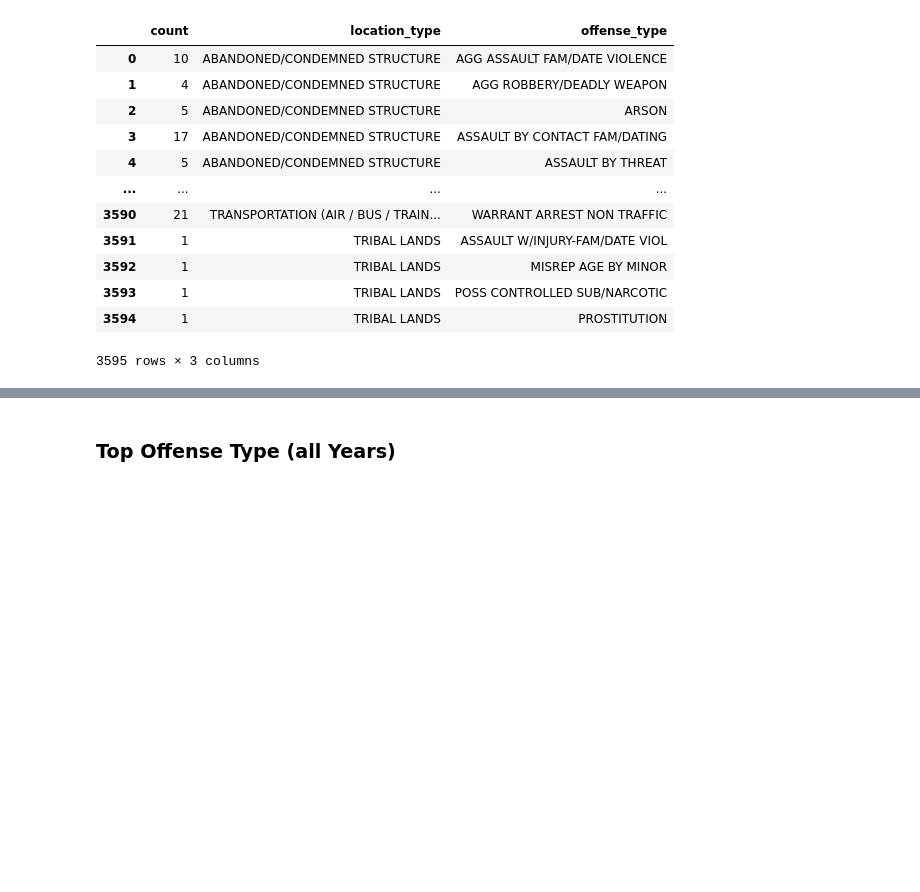
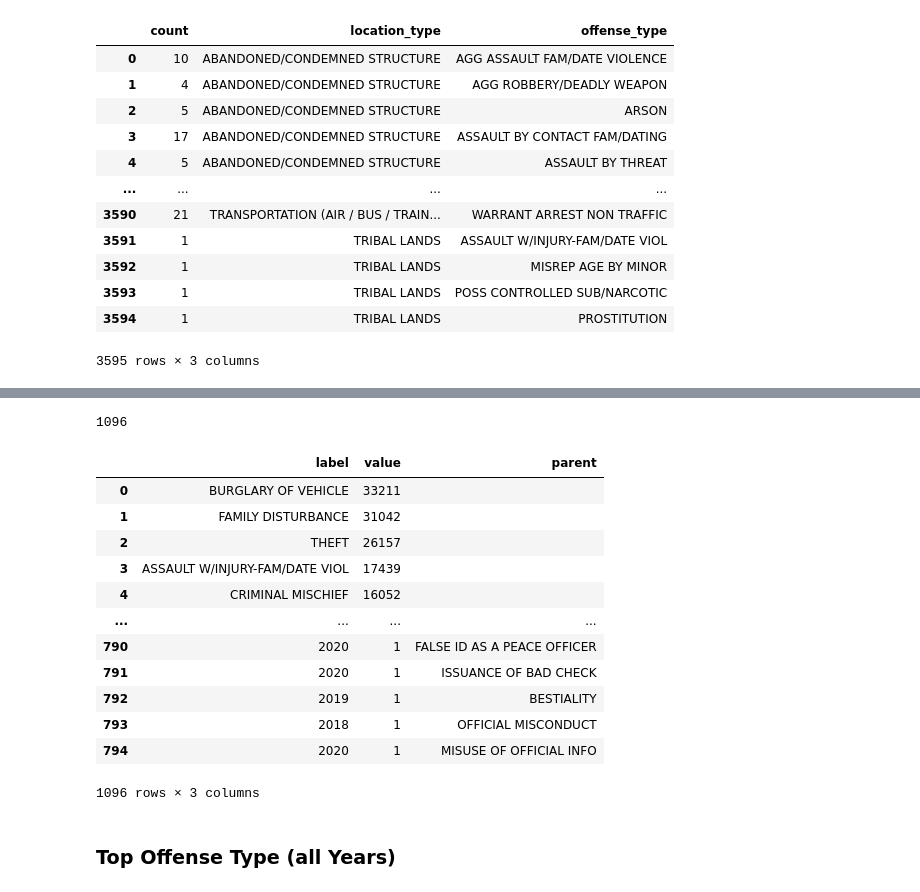
Before and after one commit to DonnieData/austin_crime_EDA, a Jupyter notebook: crime_data_EDA.ipynb, the cells around one changed output, grey strips where cells are left out. Drawn from its saved outputs; the diff is of its cells as text; code cells hidden in the pictures; blank space fills up the shorter version.

Commit message:
updating tree map, design and data source

```diff
--- a/crime_data_EDA.ipynb
+++ b/crime_data_EDA.ipynb
@@ -172,0 +212,17 @@ fig.show();
+# %%
+year_offense_cat_count = db_frame(f'''SELECT EXTRACT(year FROM cr.occurred_date) as year,
+                                      COUNT(cr.incident_report_number) as incident_count,
+                                       of.offense_type
+                            FROM crime_incidents as cr
+                            LEFT JOIN offense_type as of
+                            ON (cr.offense_code = of.offense_code)
+                            GROUP BY of.offense_type, year
+                            ORDER BY incident_count DESC
+                            ;''')
+# %%
+year_offense_cat_count.rename({'year':'label',
+                              'incident_count':'value',
+                              'offense_type':'parent'}, axis=1, inplace=True)
+# %%
+year_offense_cat_count['label'] = year_offense_cat_count['label'].apply(lambda x: str(x))
+year_offense_cat_count['label'] = year_offense_cat_count['label'].apply(lambda x: x[:-2])
@@ -172,0 +238,22 @@ fig.show();
+# %%
+len(offense_cat_count) + len(year_offense_cat_count)
+# %% [output]
+1096
+# %%
+tree_offense_df = pd.concat([offense_cat_count,year_offense_cat_count])
+# %%
+tree_offense_df
+# %% [output]
+|  | label | value | parent |
+| 0 | BURGLARY OF VEHICLE | 33211 |  |
+| 1 | FAMILY DISTURBANCE | 31042 |  |
+| 2 | THEFT | 26157 |  |
+| 3 | ASSAULT W/INJURY-FAM/DATE VIOL | 17439 |  |
+| 4 | CRIMINAL MISCHIEF | 16052 |  |
+| ... | ... | ... | ... |
+| 790 | 2020 | 1 | FALSE ID AS A PEACE OFFICER |
+| 791 | 2020 | 1 | ISSUANCE OF BAD CHECK |
+| 792 | 2019 | 1 | BESTIALITY |
+| 793 | 2018 | 1 | OFFICIAL MISCONDUCT |
+| 794 | 2020 | 1 | MISUSE OF OFFICIAL INFO |
+1096 rows × 3 columns
```
Also changed, not shown: parts of 13 cells of this notebook, 2 other files.
